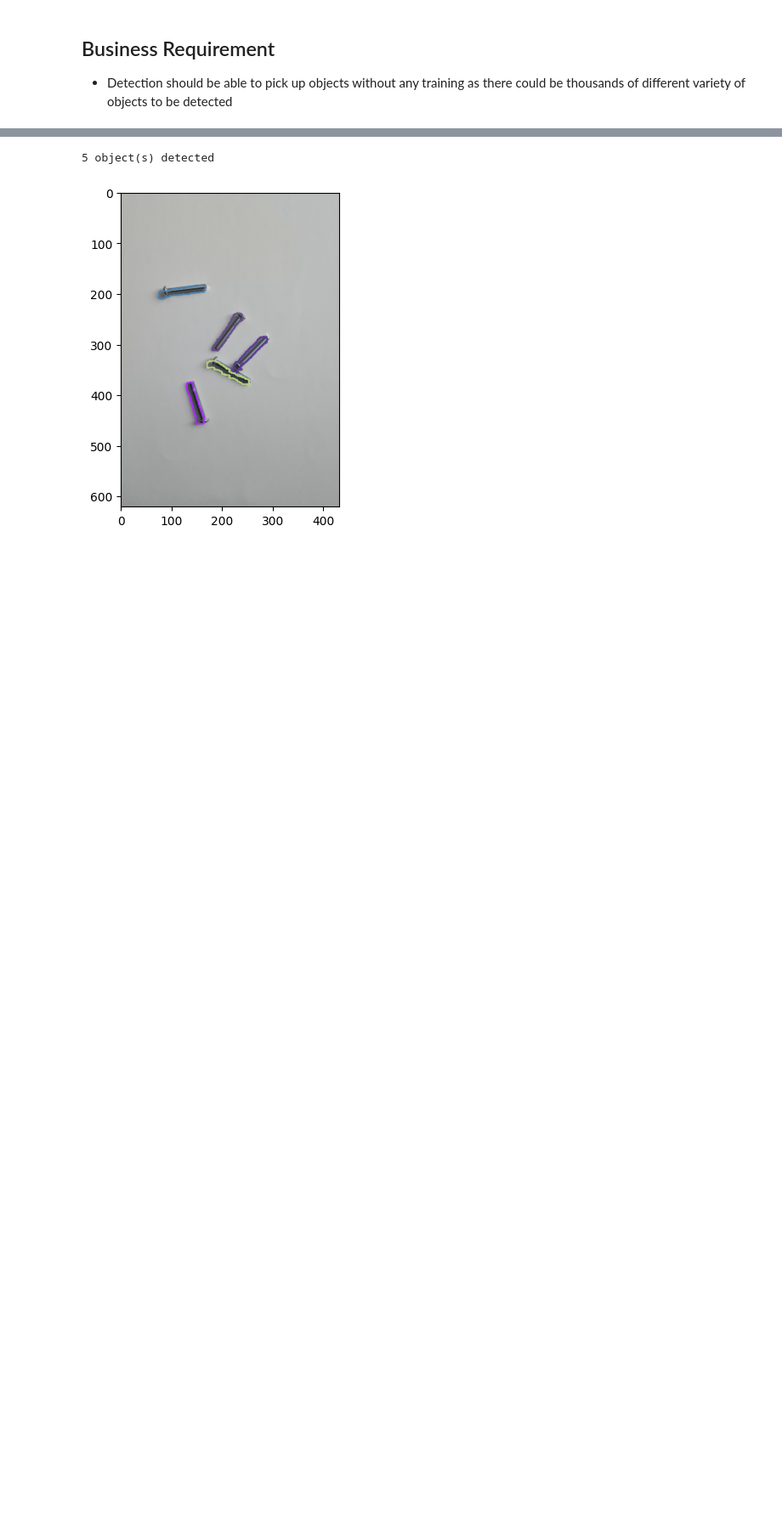
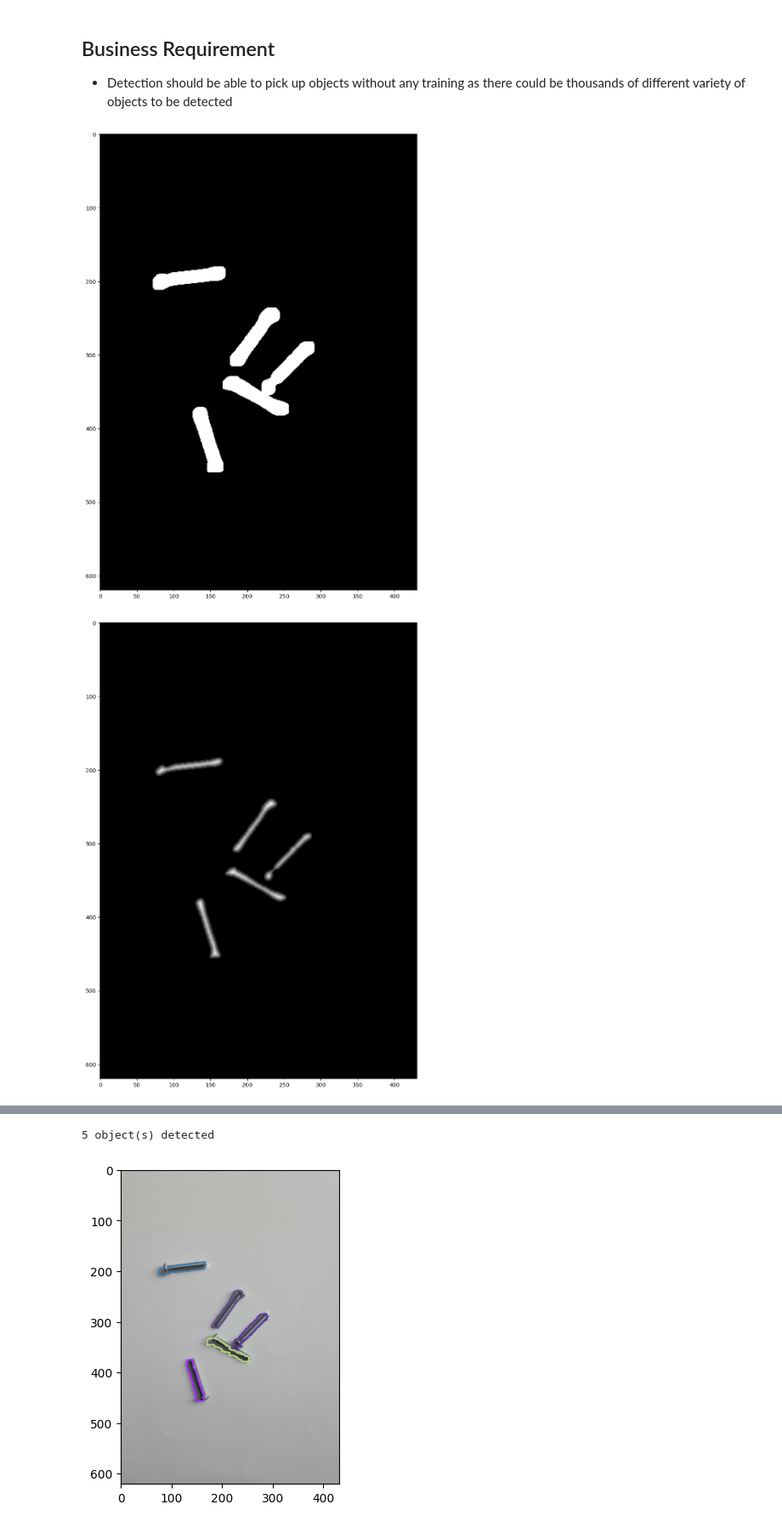
Before and after one commit to erjieyong/Generic_Object_Detection, a Jupyter notebook: Generic_Object_Detection.ipynb, the cells around one changed output, grey strips where cells are left out. Shown at 85% size. Drawn from its saved outputs; the diff is of its cells as text; code cells hidden in the pictures; blank space fills up the shorter version.

```diff
--- a/Generic_Object_Detection.ipynb
+++ b/Generic_Object_Detection.ipynb
@@ -42,7 +42,7 @@ def img_display(img, cmap=None):
     # fig = plt.figure()
     # ax = fig.add_subplot()
     # ax.imshow(cv2.cvtColor(img, cv2.COLOR_BGR2RGB))
-    fig = plt.figure()
+    fig = plt.figure(figsize=(20,15))
     ax = fig.add_subplot()
     ax.imshow(img,cmap=cmap)
 # %%
@@ -232,3 +232,9 @@ def display_contours(cropped_image, markers, contour_percentile = 0.3, contour_t
             counter += 1
 
     return final_image, counter
+# %%
+markers, counter = object_count(cropped_img,erode_kernel_size = 0, erode_iteration = 0, dilate_kernel_size = 0, dilate_iteration = 0, open_kernel_size = 3, open_iteration = 1, close_kernel_size = 3, close_iteration = 0)
+img_display(markers)
+# %% [output]
+[figure, added]
+[figure, added]
```
Also changed, not shown: parts of 3 cells of this notebook, 12 other files.
